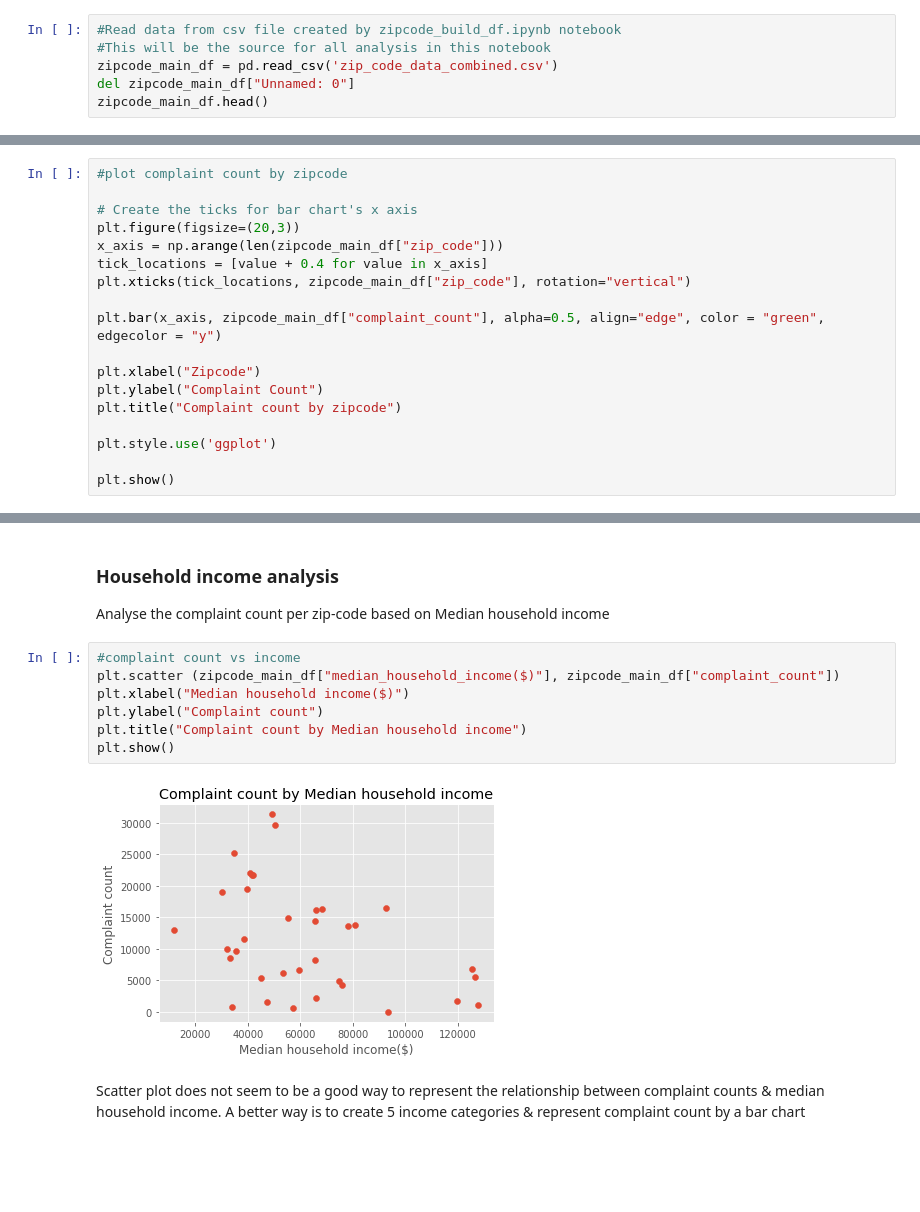
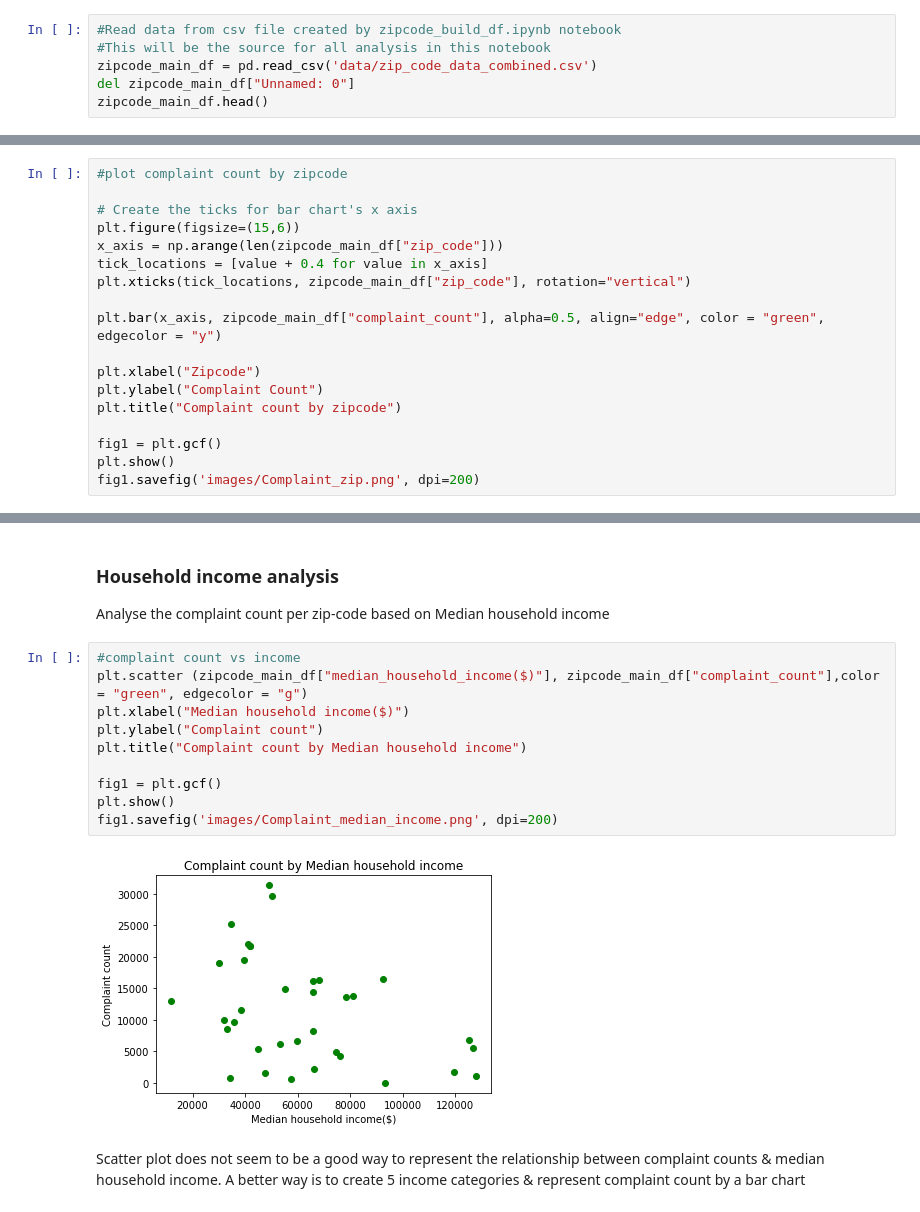
Before and after one commit to mraigosa/Austin_311_analysis, a Jupyter notebook: zipcode_analysis_main.ipynb, the cells around one changed output, grey strips where cells are left out. Drawn from its saved outputs; the diff is of its cells as text; blank space fills up the shorter version.

```diff
--- a/zipcode_analysis_main.ipynb
+++ b/zipcode_analysis_main.ipynb
@@ -9,7 +9,7 @@ from scipy.stats import linregress
 # %%
 #Read data from csv file created by zipcode_build_df.ipynb notebook
 #This will be the source for all analysis in this notebook
-zipcode_main_df = pd.read_csv('zip_code_data_combined.csv')
+zipcode_main_df = pd.read_csv('data/zip_code_data_combined.csv')
 del zipcode_main_df["Unnamed: 0"]
 zipcode_main_df.head()
 # %% [output]
@@ -23,7 +23,7 @@ zipcode_main_df.head()
 #plot complaint count by zipcode
 
 # Create the ticks for bar chart's x axis
-plt.figure(figsize=(20,3))
+plt.figure(figsize=(15,6))
 x_axis = np.arange(len(zipcode_main_df["zip_code"]))
 tick_locations = [value + 0.4 for value in x_axis]
 plt.xticks(tick_locations, zipcode_main_df["zip_code"], rotation="vertical")
@@ -34,7 +34,7 @@ plt.xlabel("Zipcode")
 plt.ylabel("Complaint Count")
 plt.title("Complaint count by zipcode")
 
-plt.style.use('ggplot')
-
+fig1 = plt.gcf()
 plt.show()
+fig1.savefig('images/Complaint_zip.png', dpi=200)
 # %% [output]
@@ -103,13 +107,16 @@ zipcode_20k_to_30k = zipcode_main_df[zipcode_main_df["total_population"].between
 Analyse the complaint count per zip-code based on Median household income
 # %%
 #complaint count vs income
-plt.scatter (zipcode_main_df["median_household_income($)"], zipcode_main_df["complaint_count"])
+plt.scatter (zipcode_main_df["median_household_income($)"], zipcode_main_df["complaint_count"],color = "green", edgecolor = "g")
 plt.xlabel("Median household income($)")
 plt.ylabel("Complaint count")
 plt.title("Complaint count by Median household income")
+
+fig1 = plt.gcf()
 plt.show()
+fig1.savefig('images/Complaint_median_income.png', dpi=200)
 # %% [output]
-[figure, old version]
+[figure, new version]
 # %% [markdown]
 Scatter plot does not seem to be a good way to represent the relationship between complaint counts & median household income.
 A better way is to create 5 income categories & represent complaint count by a bar chart
```
Also changed, not shown: parts of 14 cells of this notebook.
